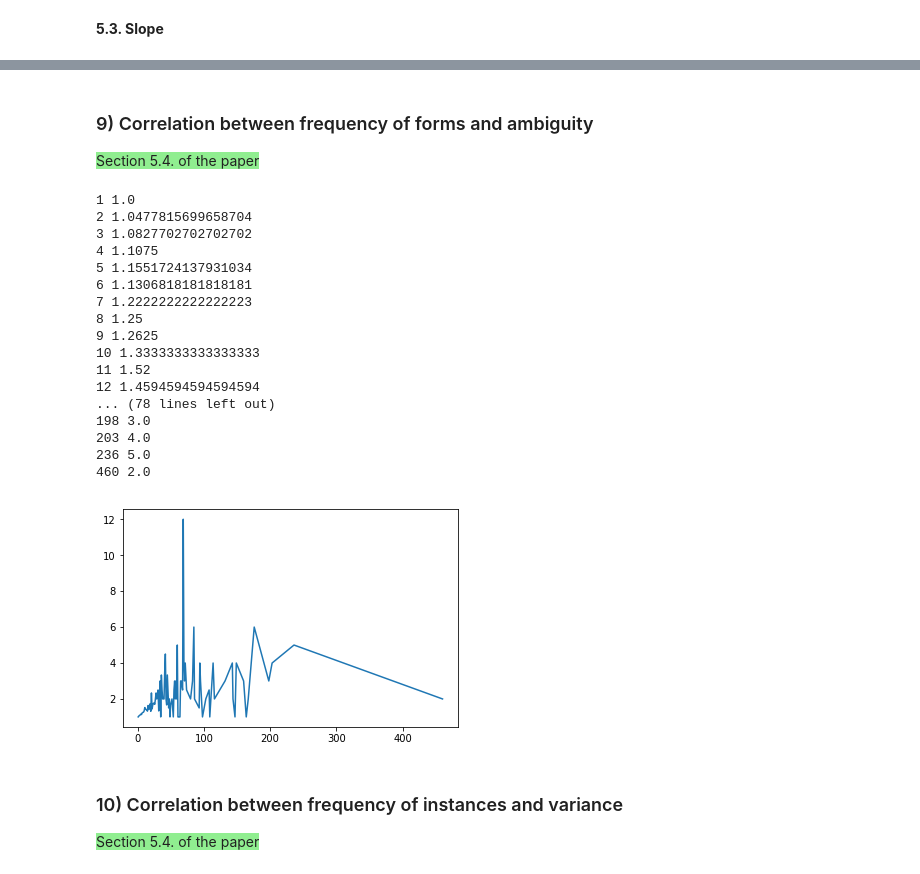
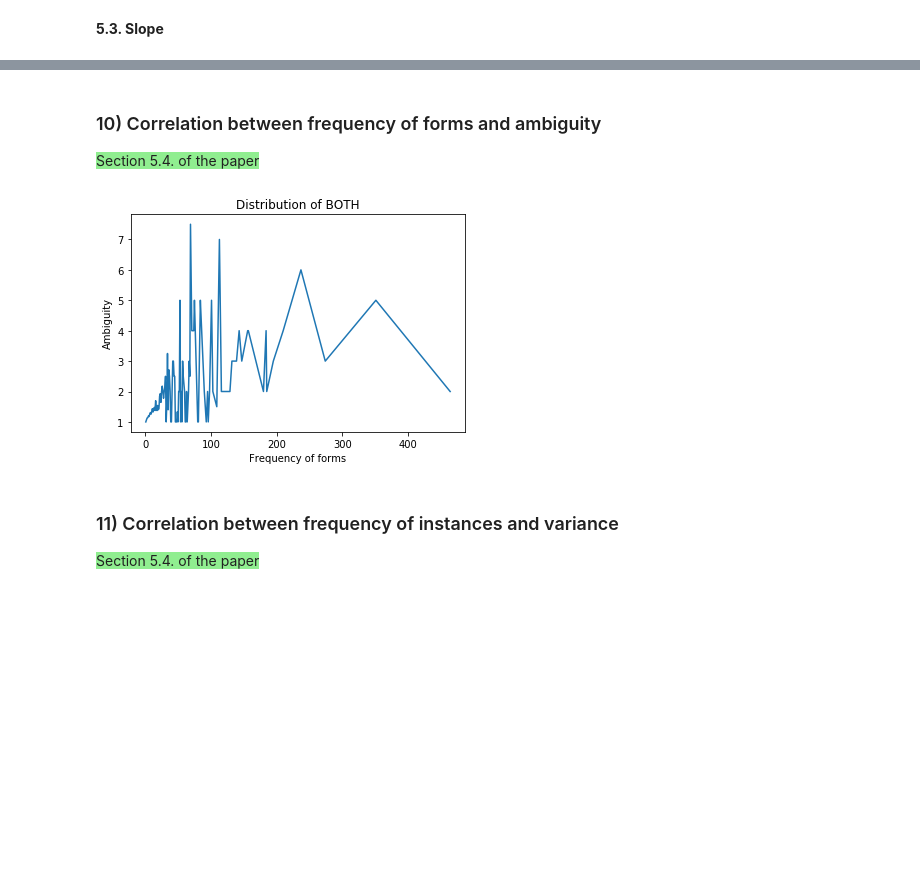
Before and after one commit to cltl/HumanLikeEL, a Jupyter notebook: Data Analysis.ipynb, the cells around one changed output, grey strips where cells are left out. Drawn from its saved outputs; the diff is of its cells as text; code cells hidden in the pictures; blank space fills up the shorter version.

```diff
--- a/Data Analysis.ipynb
+++ b/Data Analysis.ipynb
@@ -24,6 +24,8 @@ d
 defaultdict(int, {'aidatesta': 216, 'aidatestb': 231, 'aidatrain': 946})
 # %% [markdown]
 ### 3) Get frequency distributions of forms and instances
+# %%
+all_articles=aida_articles.union(wes_articles)
 # %%
 import time
 import plot_utils
@@ -32,7 +34,6 @@ t1=time.time()
 #print(example_article.identifier)
 wes_cnt_instances, wes_cnt_forms=plot_utils.get_mention_counts(wes_articles)
 aida_cnt_instances, aida_cnt_forms=plot_utils.get_mention_counts(aida_articles)
+all_cnt_instances, all_cnt_forms=plot_utils.get_mention_counts(all_articles)
 aida_cnt_instances.pop('--NME--', None)
-print(aida_cnt_instances)
 t2=time.time()
-print(t2-t1)
@@ -106,3 +146,3 @@ LinregressResult(slope=-0.0010437738411112805, intercept=7.9647182552743745, rva
 # %%
-interpretations, references = plot_utils.get_interpretations_and_references(aida_articles, skip_nils=True)
+interpretations, references = plot_utils.get_interpretations_and_references(all_articles, skip_nils=True)
 # %% [markdown]
@@ -188,29 +232,12 @@ defaultdict(int,
 # %% [markdown]
-### 9) Correlation between frequency of forms and ambiguity
+### 10) Correlation between frequency of forms and ambiguity
 
 <span style="background-color:lightgreen">Section 5.4. of the paper</span>
-# %%
-plot_utils.frequency_correlation(aida_cnt_forms, ambiguity)
-# %% [output]
-1 1.0
-2 1.0477815699658704
-3 1.0827702702702702
-4 1.1075
-5 1.1551724137931034
-6 1.1306818181818181
-7 1.2222222222222223
-8 1.25
-9 1.2625
-10 1.3333333333333333
-11 1.52
-12 1.4594594594594594
-... (78 lines left out)
-198 3.0
-203 4.0
-236 5.0
-460 2.0
-[figure, removed]
+# %%
+plot_utils.frequency_correlation(all_cnt_forms, ambiguity, title='BOTH', x_label='Frequency of forms', y_label='Ambiguity')
+# %% [output]
+[figure, added]
 # %% [markdown]
-### 10) Correlation between frequency of instances and variance
+### 11) Correlation between frequency of instances and variance
 
 <span style="background-color:lightgreen">Section 5.4. of the paper</span>
```
Also changed, not shown: parts of 36 cells of this notebook, 4 other files.
